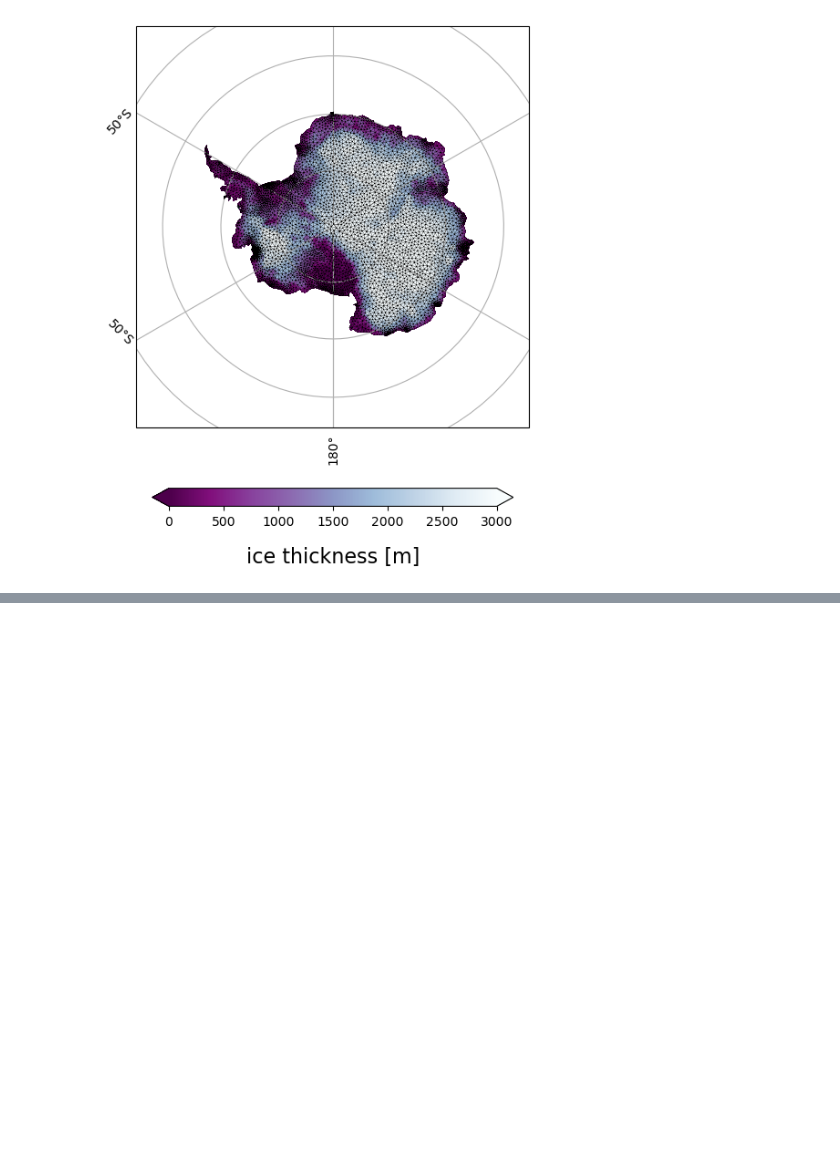
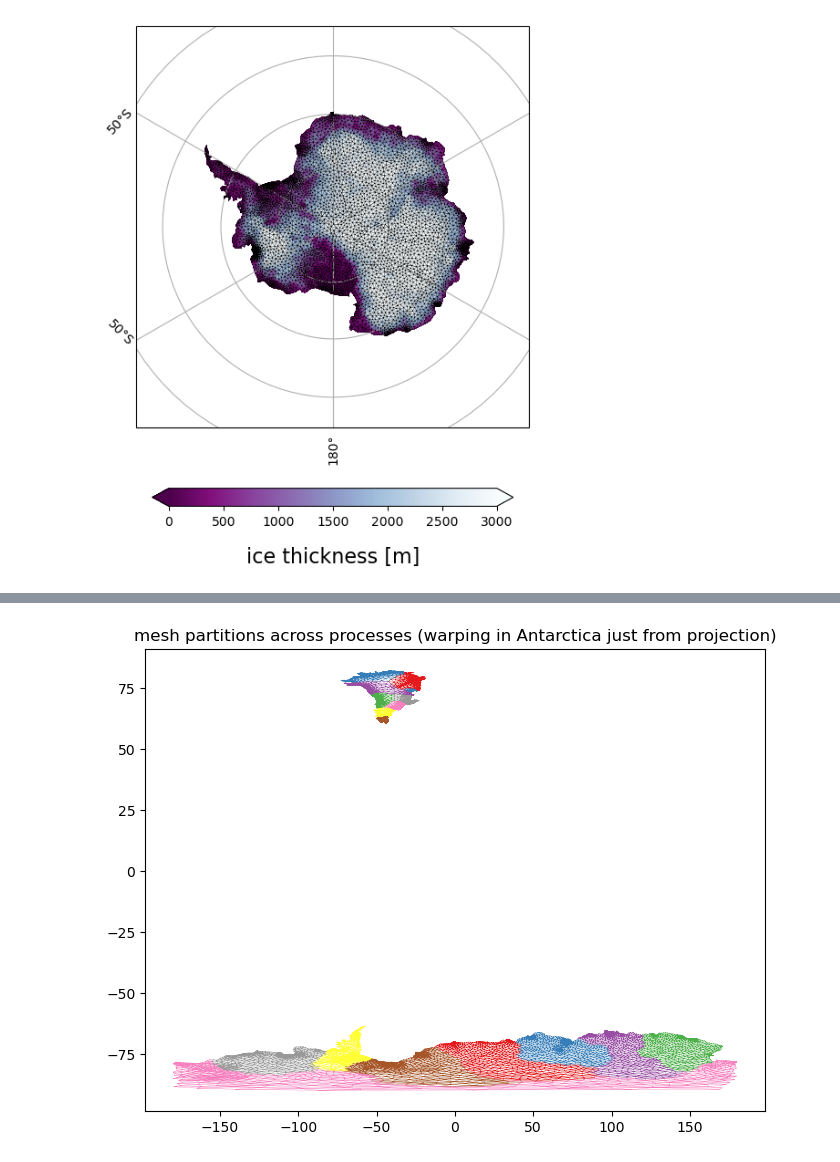
Before and after one commit to GEOS-ESM/ISSM, a Jupyter notebook: examples/GEOSInput/plotting.ipynb, the cells around one changed output, grey strips where cells are left out. Saved outputs shown, nothing was run; the diff lists cells and outputs as text; code cells hidden in the pictures; blank space fills up the shorter version.

```diff
--- a/examples/GEOSInput/plotting.ipynb
+++ b/examples/GEOSInput/plotting.ipynb
@@ -279,0 +273,14 @@ plt.close()
+# %%
+plt.close()
+plt.figure(figsize=(8,6))
+plt.title('mesh partitions across processes (warping in Antarctica just from projection)')
+
+colors = cm.Set1(np.linspace(0, 1, num_ranks))
+
+for rank in range(num_ranks):
+    plt.triplot(triang[rank],linewidth=0.25,color=colors[rank])
+
+plt.show()
+plt.close()
+# %% [output]
+[figure, added]
```
Also changed, not shown: parts of 3 cells of this notebook, 2 other files.
